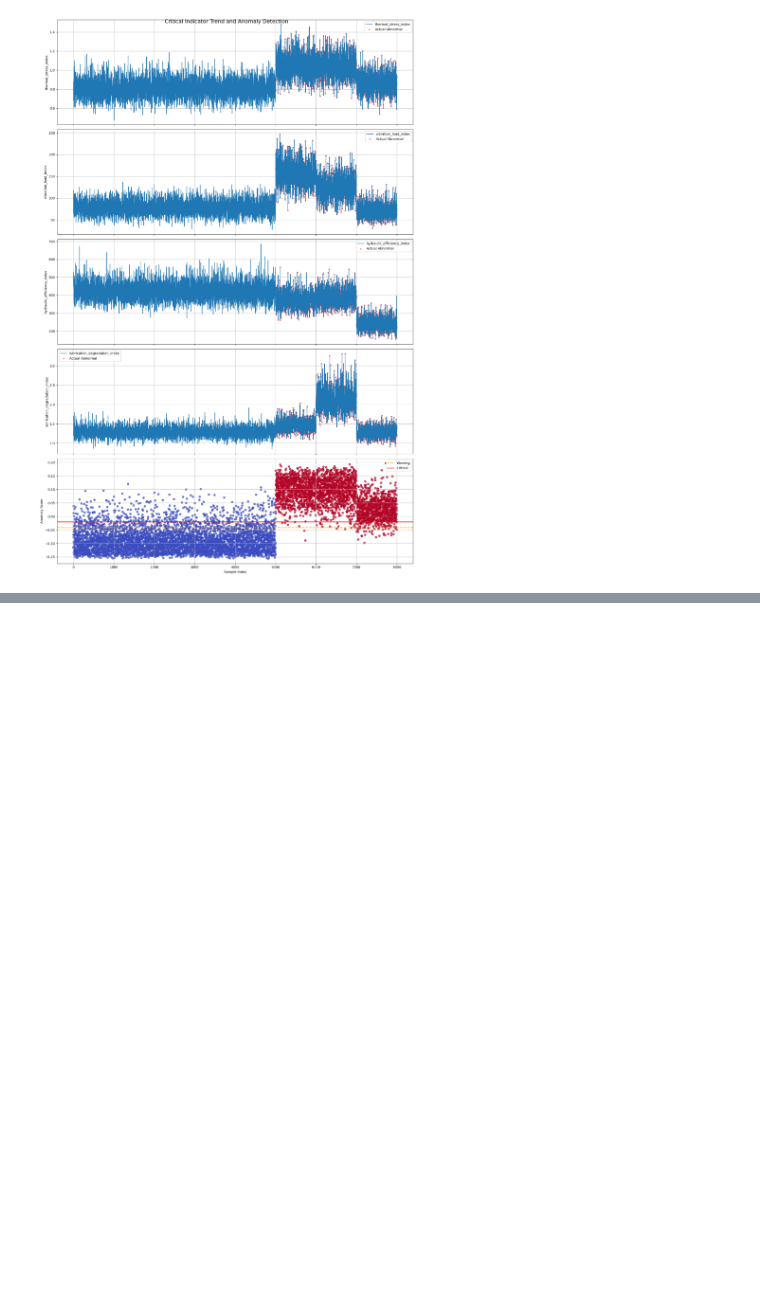
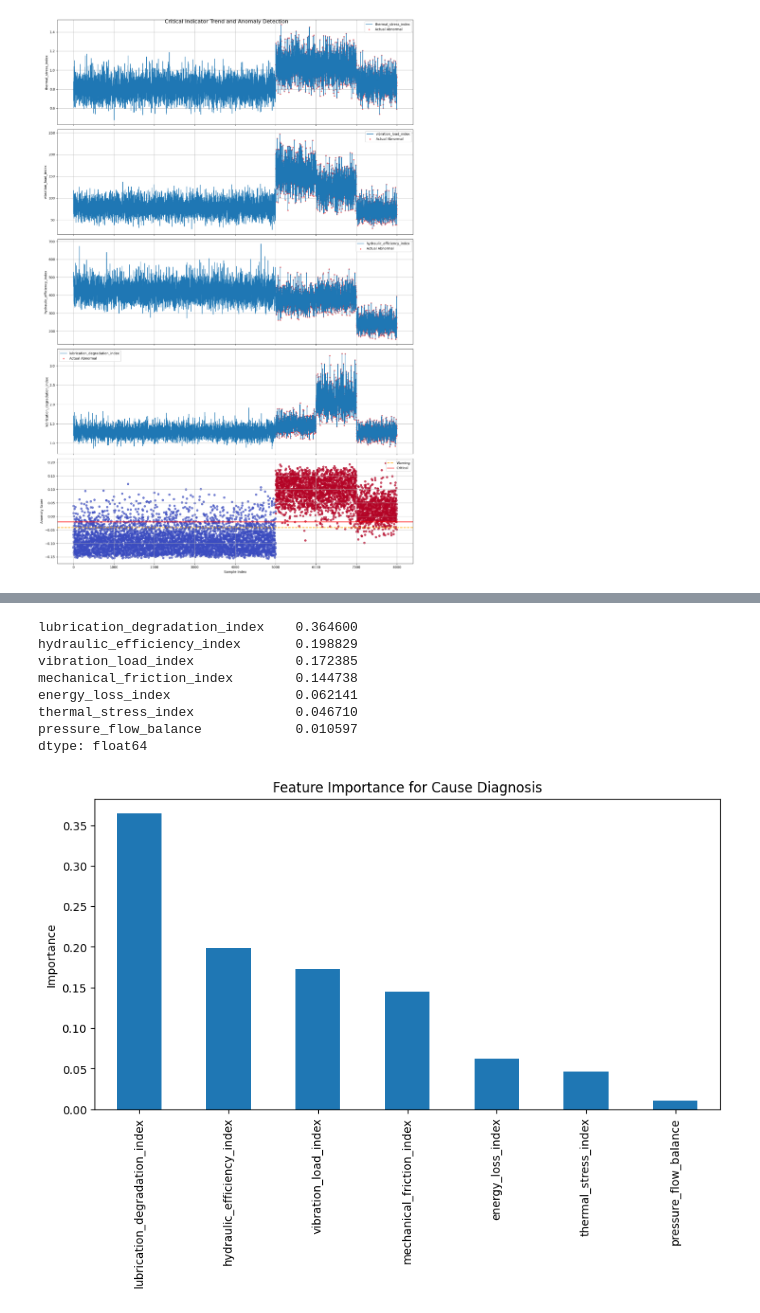
Before and after one commit to efforthye/human-ai, a Jupyter notebook: workspace/8-01) 머신러닝 응용실습_1.ipynb, the cells around one changed output, grey strips where cells are left out. Cells and saved outputs as stored; diff of their text form; code cells hidden in the pictures; blank space fills up the shorter version.

```diff
--- a/workspace/8-01) 머신러닝 응용실습_1.ipynb
+++ b/workspace/8-01) 머신러닝 응용실습_1.ipynb
@@ -559,0 +612,24 @@ plt.show() # 완성된 그래프 출력
+# %%
+# ===================================================
+# 13. 원인 분류 변수 중요도 확인
+# ===================================================
+
+# 원인분류 모델의 결과를 기반으로 변수 중요도 계산.
+cause_importance = pd.Series(cause_model.feature_importances_, index=critical_cols).sort_values(ascending=False)
+print(cause_importance)
+
+plt.figure(figsize=(10,5))
+cause_importance.plot(kind="bar")
+plt.title("Feature Importance for Cause Diagnosis")
+plt.ylabel("Importance")
+plt.show()
+# %% [output]
+lubrication_degradation_index    0.364600
+hydraulic_efficiency_index       0.198829
+vibration_load_index             0.172385
+mechanical_friction_index        0.144738
+energy_loss_index                0.062141
+thermal_stress_index             0.046710
+pressure_flow_balance            0.010597
+dtype: float64
+[figure, added]
```
Also changed, not shown: parts of 3 cells of this notebook, 10 other files.
